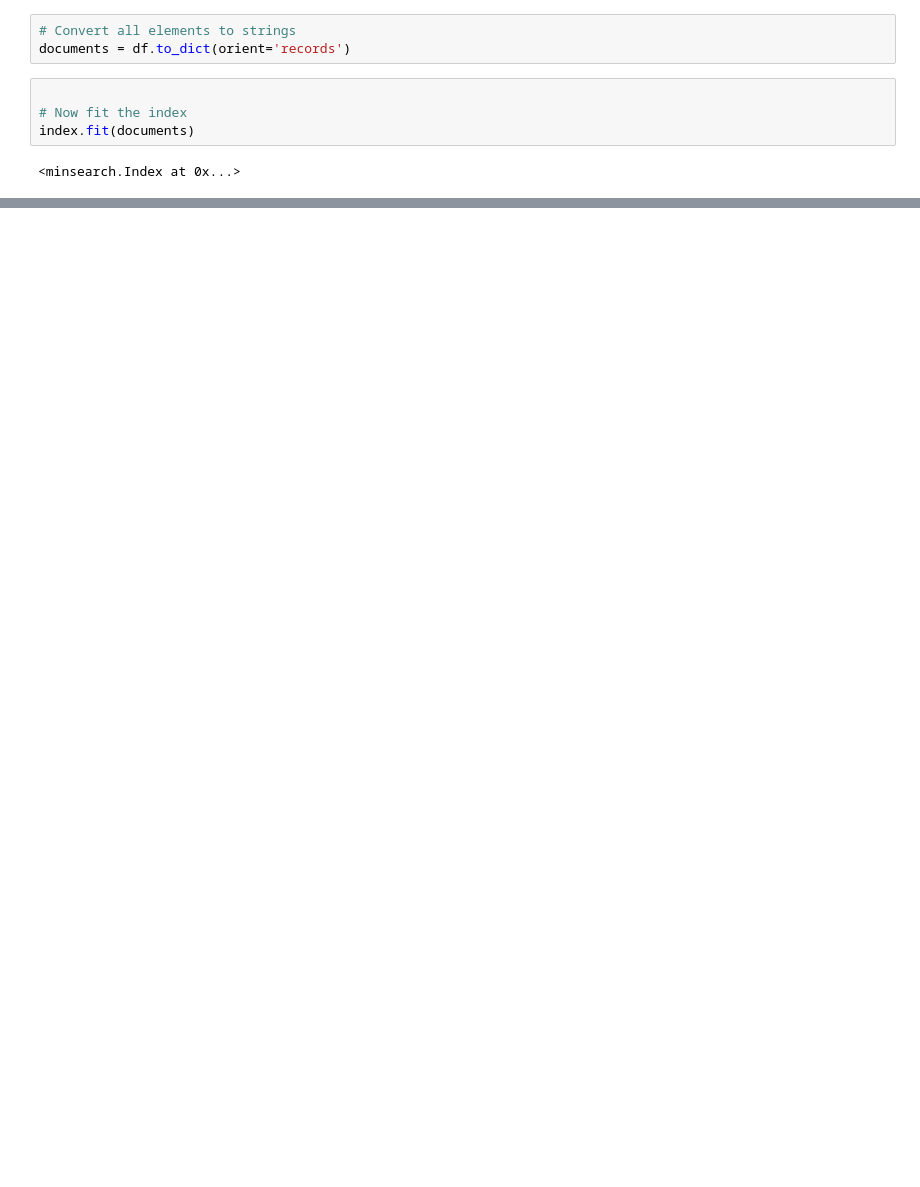
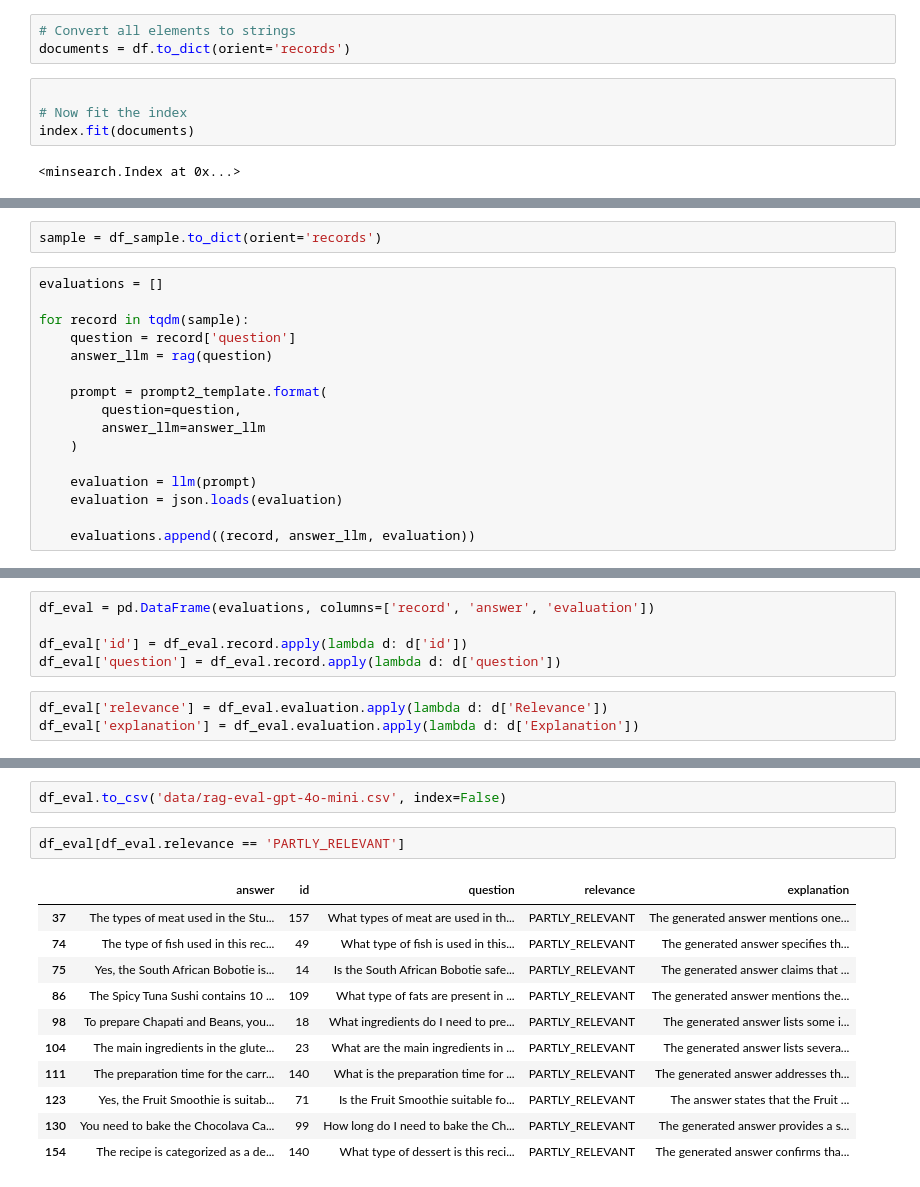
Before and after one commit to buriihenry/AI-Nutrition-Assistance, a Jupyter notebook: ai-nutrition-assitance.ipynb, the cells around one changed output, grey strips where cells are left out. Drawn from its saved outputs; the diff is of its cells as text; blank space fills up the shorter version.

```diff
--- a/ai-nutrition-assitance.ipynb
+++ b/ai-nutrition-assitance.ipynb
@@ -110,0 +447,18 @@ index.search(query, num_results=5)
+# %%
+sample = df_sample.to_dict(orient='records')
+# %%
+evaluations = []
+
+for record in tqdm(sample):
+    question = record['question']
+    answer_llm = rag(question)
+
+    prompt = prompt2_template.format(
+        question=question,
+        answer_llm=answer_llm
+    )
+
+    evaluation = llm(prompt)
+    evaluation = json.loads(evaluation)
+
+    evaluations.append((record, answer_llm, evaluation))
@@ -110,0 +483,8 @@ index.search(query, num_results=5)
+# %%
+df_eval = pd.DataFrame(evaluations, columns=['record', 'answer', 'evaluation'])
+
+df_eval['id'] = df_eval.record.apply(lambda d: d['id'])
+df_eval['question'] = df_eval.record.apply(lambda d: d['question'])
+# %%
+df_eval['relevance'] = df_eval.evaluation.apply(lambda d: d['Relevance'])
+df_eval['explanation'] = df_eval.evaluation.apply(lambda d: d['Explanation'])
@@ -110,0 +501,16 @@ index.search(query, num_results=5)
+# %%
+df_eval.to_csv('data/rag-eval-gpt-4o-mini.csv', index=False)
+# %%
+df_eval[df_eval.relevance == 'PARTLY_RELEVANT']
+# %% [output]
+|  | answer | id | question | relevance | explanation |
+| 37 | The types of meat used in the Stu... | 157 | What types of meat are used in th... | PARTLY_RELEVANT | The generated answer mentions one... |
+| 74 | The type of fish used in this rec... | 49 | What type of fish is used in this... | PARTLY_RELEVANT | The generated answer specifies th... |
+| 75 | Yes, the South African Bobotie is... | 14 | Is the South African Bobotie safe... | PARTLY_RELEVANT | The generated answer claims that ... |
+| 86 | The Spicy Tuna Sushi contains 10 ... | 109 | What type of fats are present in ... | PARTLY_RELEVANT | The generated answer mentions the... |
+| 98 | To prepare Chapati and Beans, you... | 18 | What ingredients do I need to pre... | PARTLY_RELEVANT | The generated answer lists some i... |
+| 104 | The main ingredients in the glute... | 23 | What are the main ingredients in ... | PARTLY_RELEVANT | The generated answer lists severa... |
+| 111 | The preparation time for the carr... | 140 | What is the preparation time for ... | PARTLY_RELEVANT | The generated answer addresses th... |
+| 123 | Yes, the Fruit Smoothie is suitab... | 71 | Is the Fruit Smoothie suitable fo... | PARTLY_RELEVANT | The answer states that the Fruit ... |
+| 130 | You need to bake the Chocolava Ca... | 99 | How long do I need to bake the Ch... | PARTLY_RELEVANT | The generated answer provides a s... |
+| 154 | The recipe is categorized as a de... | 140 | What type of dessert is this reci... | PARTLY_RELEVANT | The generated answer confirms tha... |
```
Also changed, not shown: parts of 44 cells of this notebook.
